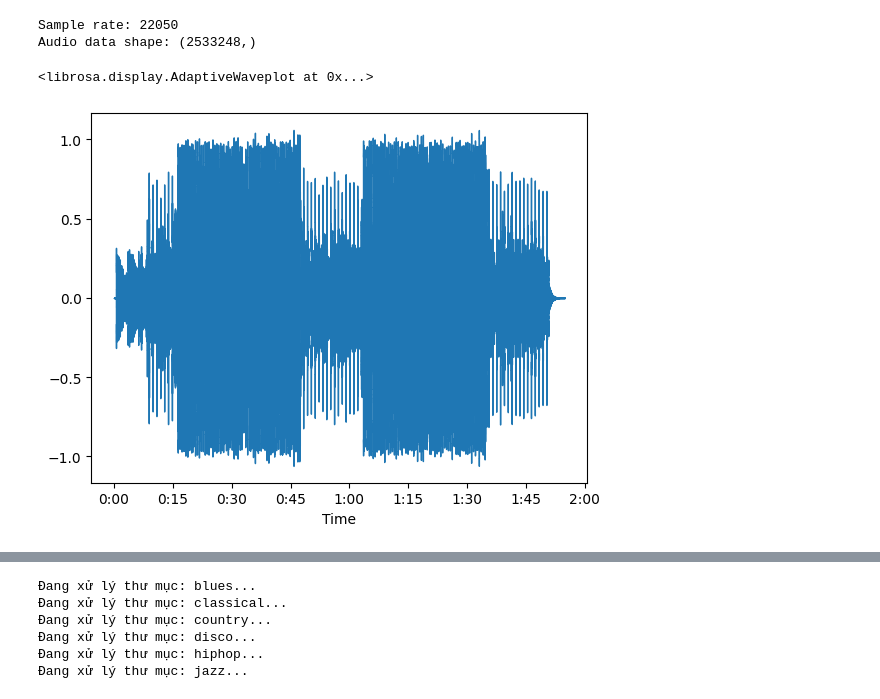
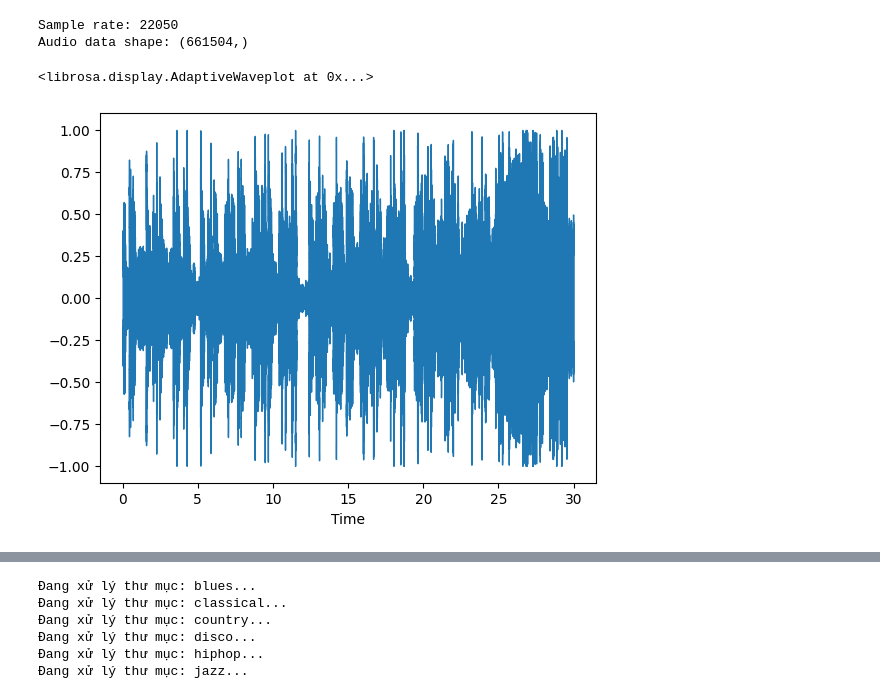
Before and after one commit to CongDuc-17/Music-Genre-Classification-System, a Jupyter notebook: AI/Training.ipynb, the cells around one changed output, grey strips where cells are left out. Saved outputs shown, nothing was run; the diff lists cells and outputs as text; code cells hidden in the pictures.

```diff
--- a/AI/Training.ipynb
+++ b/AI/Training.ipynb
@@ -1,21 +1,21 @@
 # %%
 import librosa
 import librosa.display
 import matplotlib.pyplot as plt
 import numpy as np
 
-# filename = '../Data/genres_original/pop/pop.00000.wav'
-filename='../Data_Test/atlasaudio-disco-518074.mp3'
+filename = '../Data/genres_original/pop/pop.00000.wav'
+# filename='../Data_Test/atlasaudio-disco-518074.mp3'
 y, sr = librosa.load(filename)
 print(f"Sample rate: {sr}")
 print (f"Audio data shape: {y.shape}")
 
 librosa.display.waveshow(y, sr=sr)
 # %% [output]
 Sample rate: 22050
-Audio data shape: (2533248,)
+Audio data shape: (661504,)
 <librosa.display.AdaptiveWaveplot at 0x...>
-[figure, old version]
+[figure, new version]
 # %%
 # Phát âm thanh
 from IPython.display import Audio
```
Also changed, not shown: parts of 4 cells of this notebook, 6 other files.
